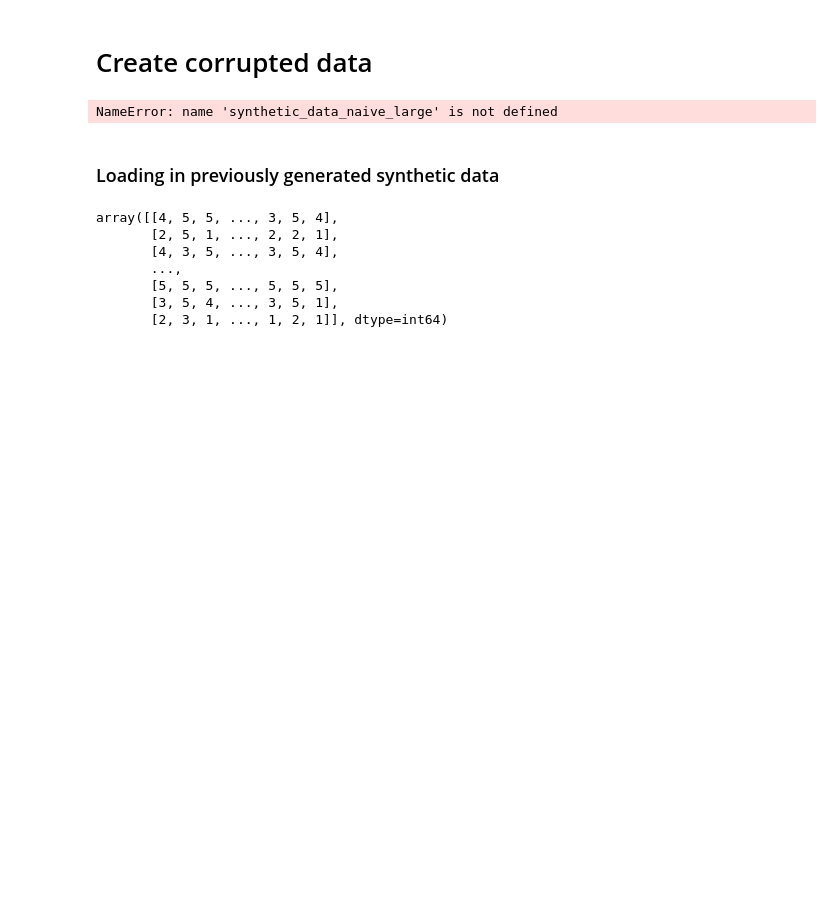
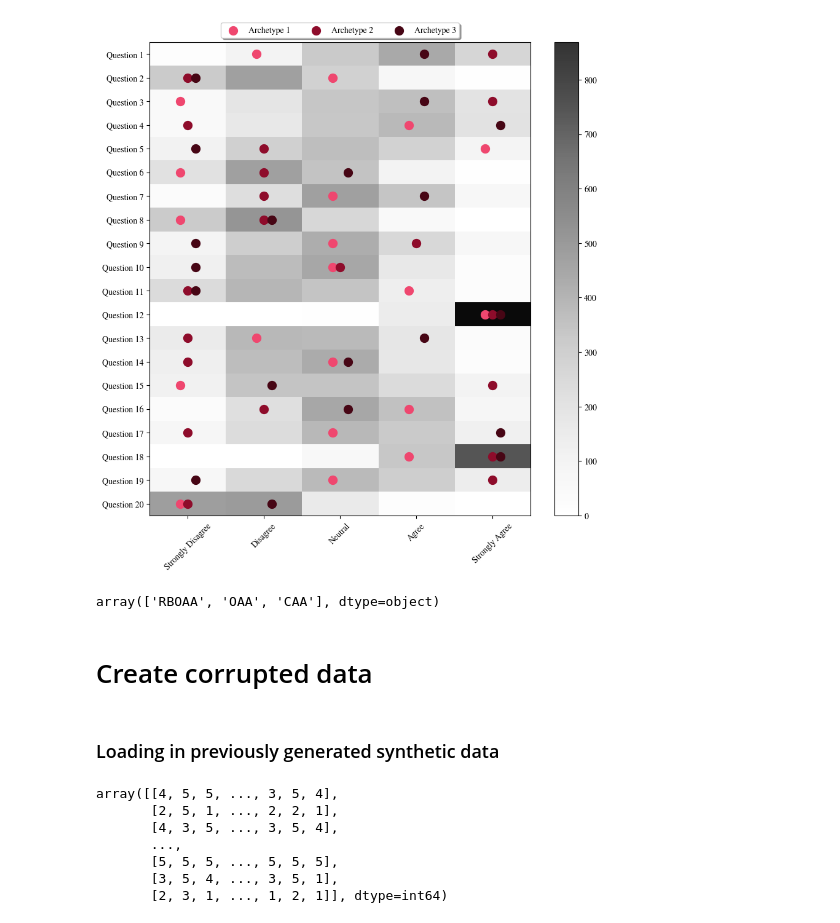
Before and after one commit to Maplewarrior/OrdinalArchetypalAnalysis, a Jupyter notebook: playground_Emilie.ipynb, the cells around one changed output. Cells and saved outputs as stored; diff of their text form; code cells hidden in the pictures; blank space fills up the shorter version.

```diff
--- a/playground_Emilie.ipynb
+++ b/playground_Emilie.ipynb
@@ -83,3 +130,15 @@ array([4069, 3947, 4261, 3640, 4083], dtype=int64)
+# %%
+likert_text = ['Strongly Disagree', 'Disagree', 'Neutral', 'Agree', 'Strongly Agree']
+questions = [f'Question {i+1}' for i in range(data.shape[0])]
+
+
+plot_archetypal_answers(data,archetypes,likert_text,questions,my_pallette['AA'], type = 'points')
+# %% [output]
+[figure, added]
+# %%
+df_res.method.unique()
+# %% [output]
+array(['RBOAA', 'OAA', 'CAA'], dtype=object)
 # %%
 def calcMI(z1,z2):
     eps = 10e-16
@@ -114,19 +174,13 @@ def corruptData(data, corruption_rate,likertScale):
 
     return data, idx_cor1, idx_cor2
 # %%
-synthetic_data_naive_large_corrupted = corruptData(synthetic_data_naive_large.X.copy(), 0.01, 5)
-np.save('SyntheticData/1000_respondents/Data_naive_large_corrupted.npy',synthetic_data_naive_large_corrupted)
-
-synthetic_data_naive_small_corrupted = corruptData(synthetic_data_naive_small.X.copy(), 0.01, 5)
-np.save('SyntheticData/50_respondents/Data_naive_small_corrupted.npy',synthetic_data_naive_small_corrupted)
+synthetic_data_naive_large_corrupted, idxResp, idxQuest = corruptData(synthetic_data_naive_large.X.copy(), 0.01, 5)
+np.savez('SyntheticData/1000_respondents/Data_naive_large_corrupted',synthetic_data_naive_large_corrupted,idxResp, idxQuest )
 
 ## Corrupt complex data
-
 synthetic_data_complex_large= np.load("SyntheticData/1000_respondents_complex/X.npy")
-synthetic_data_complex_large_corrupted = corruptData(synthetic_data_complex_large.copy(),0.01,5)
-np.sav
+synthetic_data_complex_large_corrupted, idxResp, idxQuest  = corruptData(synthetic_data_complex_large.copy(),0.01,5)
+np.savez('SyntheticData/1000_respondents_complex/Data_complex_large_corrupted',synthetic_data_complex_large_corrupted,idxResp, idxQuest )
-# %% [output]
-NameError: name 'synthetic_data_naive_large' is not defined
 # %% [markdown]
 ### Loading in previously generated synthetic data
 # %%
```
Also changed, not shown: parts of 22 cells of this notebook, 6 other files.
